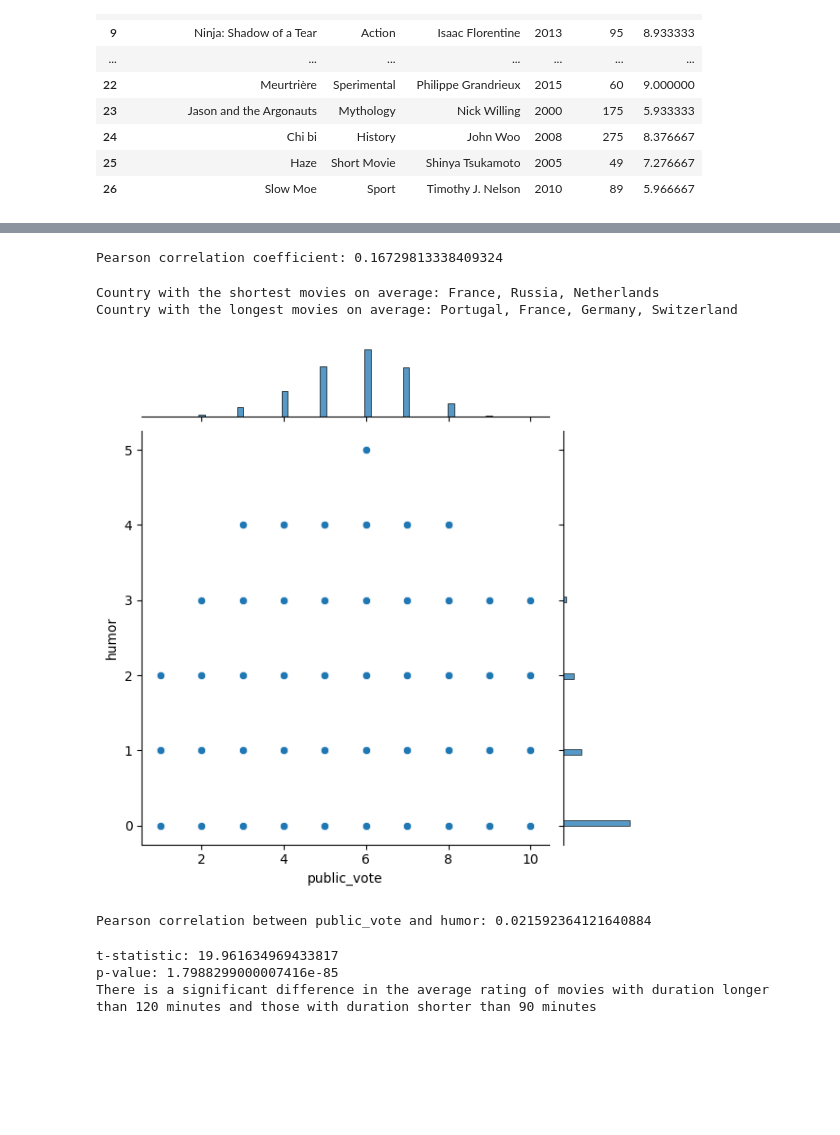
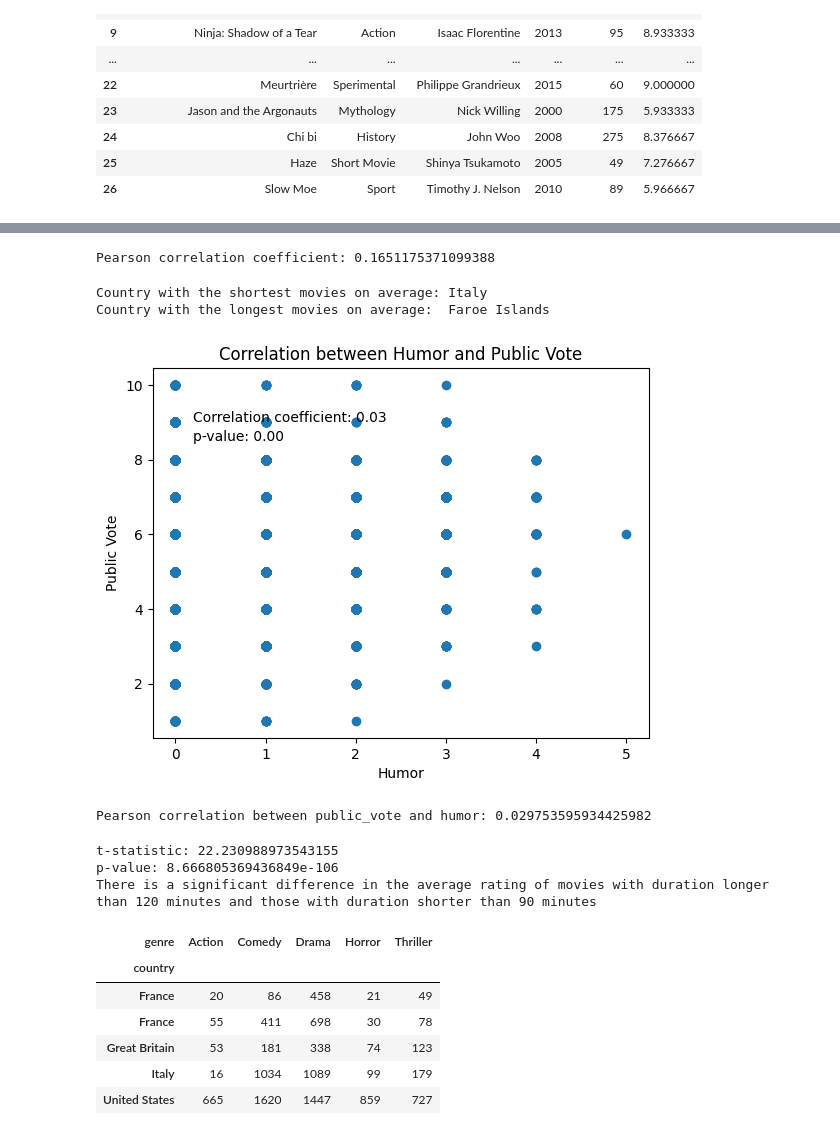
Before and after one commit to vaibhavg310/Box-Office-Breakdown, a Jupyter notebook: code.ipynb, the cells around one changed output, grey strips where cells are left out. Cells and saved outputs as stored; diff of their text form; code cells hidden in the pictures; blank space fills up the shorter version.

```diff
--- a/code.ipynb
+++ b/code.ipynb
@@ -61,6 +62,12 @@ effort              0
 tension             0
 erotism             0
 dtype: int64
+# %%
+# split the values in the "country" column by comma separator and create separate rows for each country
+df = df.assign(country=df['country'].str.split(',')).explode('country')
+
+# reset the index of the dataframe
+df = df.reset_index(drop=True)
 # %%
 # Drop columns 'description' and 'notes'
 df.drop(['description', 'notes'], axis=1, inplace=True)
@@ -339,7 +346,7 @@ corr, p_value = pearsonr(df["avg_rating"], df["duration"])
 
 print("Pearson correlation coefficient:", corr)
 # %% [output]
-Pearson correlation coefficient: 0.16729813338409324
+Pearson correlation coefficient: 0.1651175371099388
 # %%
 # group the movies by country and calculate the mean duration for each country
 avg_duration_by_country = df.groupby('country')['duration'].mean()
@@ -351,18 +358,24 @@ avg_duration_by_country = avg_duration_by_country.sort_values()
 print("Country with the shortest movies on average:", avg_duration_by_country.index[0])
 print("Country with the longest movies on average:", avg_duration_by_country.index[-1])
 # %% [output]
-Country with the shortest movies on average: France, Russia, Netherlands
-Country with the longest movies on average: Portugal, France, Germany, Switzerland
+Country with the shortest movies on average: Italy
+Country with the longest movies on average:  Faroe Islands
 # %%
-sns.jointplot(x='public_vote', y='humor', data=df)
+# plot a scatter plot
+plt.scatter(df['humor'], df['public_vote'])
+plt.title('Correlation between Humor and Public Vote')
+plt.xlabel('Humor')
+plt.ylabel('Public Vote')
+plt.text(0.2, 9, 'Correlation coefficient: {:.2f}'.format(corr))
+plt.text(0.2, 8.5, 'p-value: {:.2f}'.format(p_value))
 plt.show()
 
 # Get the value of the correlation coefficient between the public_vote and humor columns
 corr = df['public_vote'].corr(df['humor'], method='pearson')
 print("Pearson correlation between public_vote and humor:", corr)
 # %% [output]
-[figure, old version]
+[figure, new version]
-Pearson correlation between public_vote and humor: 0.021592364121640884
+Pearson correlation between public_vote and humor: 0.029753595934425982
 # %%
 # filter the movies by duration longer than 120 minutes and those with duration shorter than 90 minutes
 long_movies = df[df['duration'] > 120]['avg_rating']
@@ -380,6 +393,24 @@ if p_value < 0.05:
 else:
     print("There is no significant difference in the average rating of movies with duration longer than 120 minutes and those with duration shorter than 90 minutes")
 # %% [output]
-t-statistic: 19.961634969433817
-p-value: 1.7988299000007416e-85
+t-statistic: 22.230988973543155
+p-value: 8.666805369436849e-106
 There is a significant difference in the average rating of movies with duration longer than 120 minutes and those with duration shorter than 90 minutes
+# %%
+top_countries = df['country'].value_counts().nlargest(5).index.tolist()
+top_genres = df['genre'].value_counts().nlargest(5).index.tolist()
+
+# create a new dataframe with only the top 5 countries and genres
+df_top = df[(df['country'].isin(top_countries)) & (df['genre'].isin(top_genres))]
+
+# create the contingency table
+ct = pd.crosstab(df_top['country'], df_top['genre'])
+ct
+# %% [output]
+| genre | Action | Comedy | Drama | Horror | Thriller |
+| country |  |  |  |  |  |
+| France | 20 | 86 | 458 | 21 | 49 |
+| France | 55 | 411 | 698 | 30 | 78 |
+| Great Britain | 53 | 181 | 338 | 74 | 123 |
+| Italy | 16 | 1034 | 1089 | 99 | 179 |
+| United States | 665 | 1620 | 1447 | 859 | 727 |
```
Also changed, not shown: parts of 15 cells of this notebook, 1 other file.
